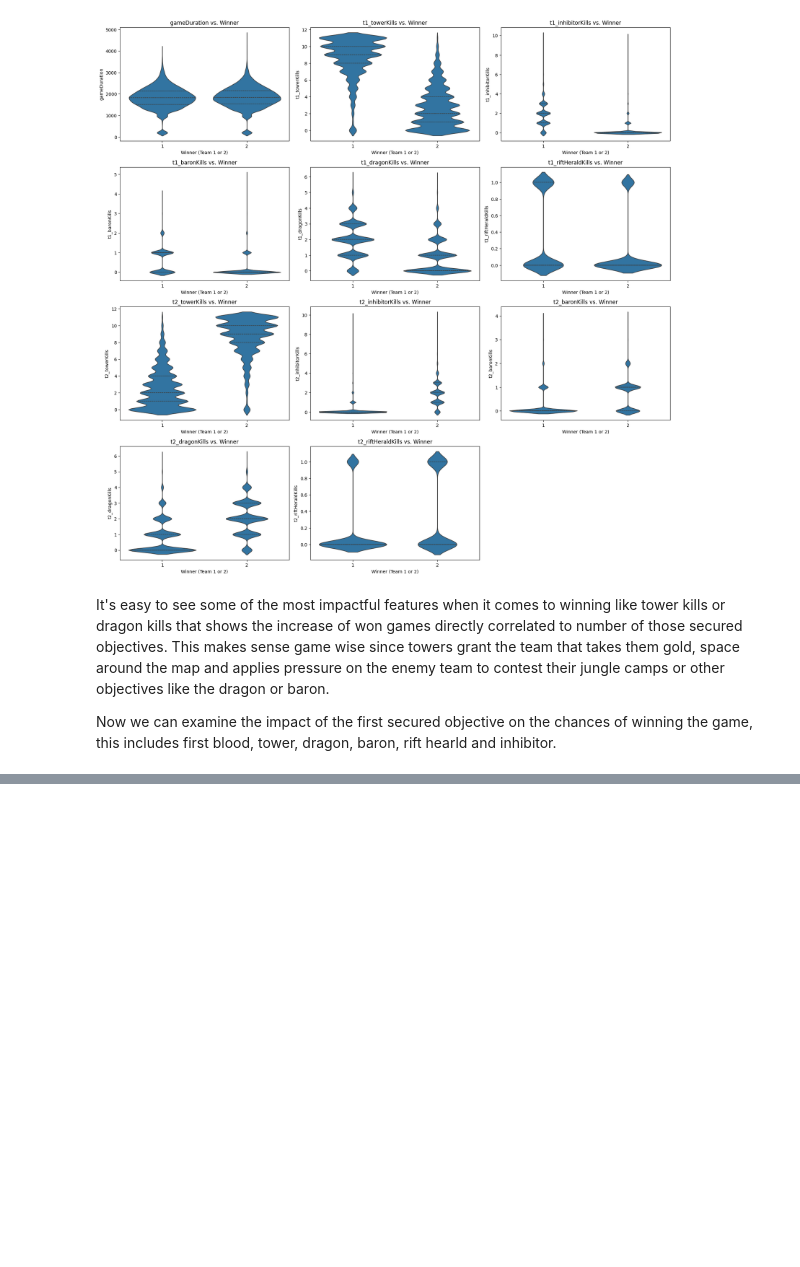
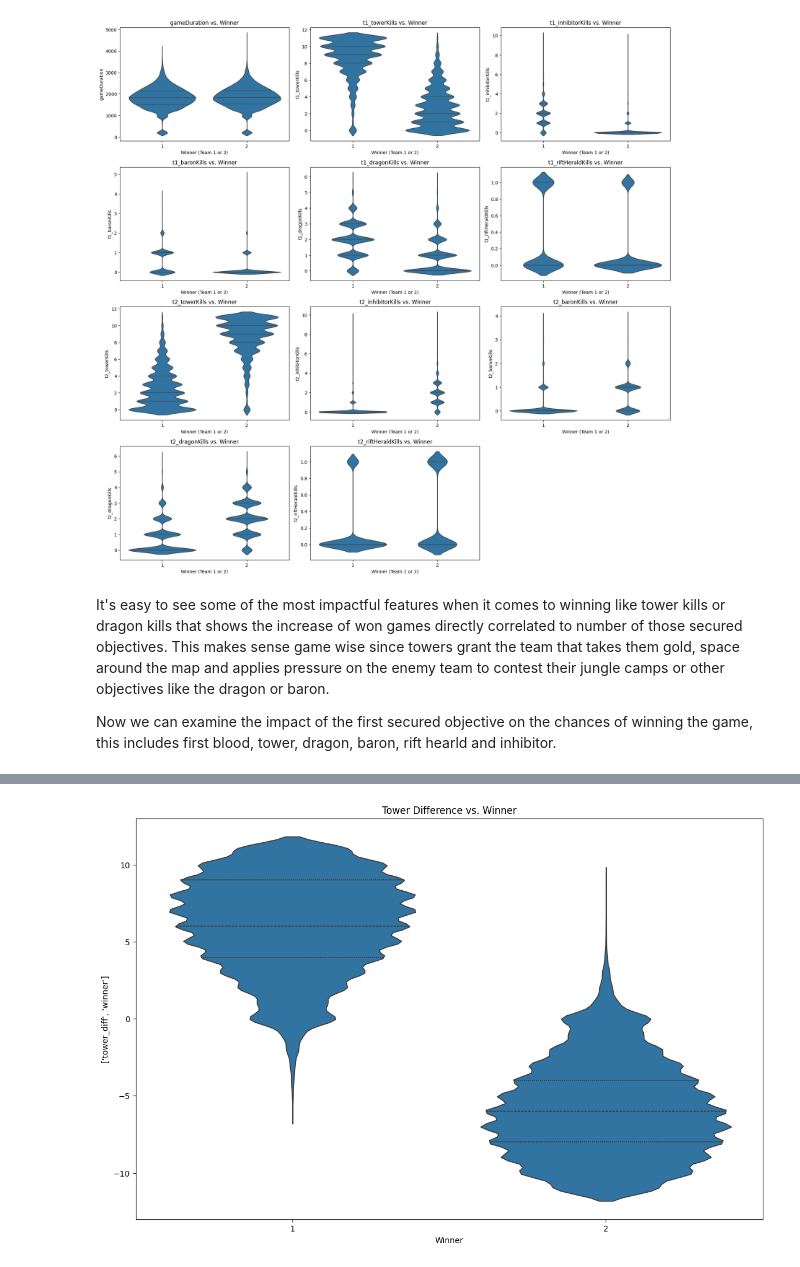
Before and after one commit to jadosh123/lol-ranked-game-predictor, a Jupyter notebook: data_exploration.ipynb, the cells around one changed output, grey strips where cells are left out. Drawn from its saved outputs; the diff is of its cells as text; code cells hidden in the pictures; blank space fills up the shorter version.

```diff
--- a/data_exploration.ipynb
+++ b/data_exploration.ipynb
@@ -172,3 +172,19 @@ The impact of taking and not taking the first objectives on win probability for
 | Win % Without | 0.406405 | 0.300140 | 0.176304 | 0.348241 | 0.325253 | 0.430010 |
 | Win % With | 0.587181 | 0.708019 | 0.913448 | 0.802416 | 0.674677 | 0.694653 |
 | Win % Difference | 0.180776 | 0.407879 | 0.737144 | 0.454175 | 0.349425 | 0.264643 |
+# %%
+tower_diff_df = pd.DataFrame(dict(
+    tower_diff=df['t1_towerKills']-df['t2_towerKills'],
+    winner=df['winner']
+))
+
+fig, ax = plt.subplots(figsize=(14, 9))
+
+sns.violinplot(data=tower_diff_df, ax=ax, x="winner", y='tower_diff', inner='quartile')
+ax.set_title('Tower Difference vs. Winner')
+ax.set_xlabel('Winner')
+ax.set_ylabel(tower_diff_df.columns.to_list())
+
+plt.show()
+# %% [output]
+[figure, added]
```
Also changed, not shown: parts of 5 cells of this notebook, 1 other file.
